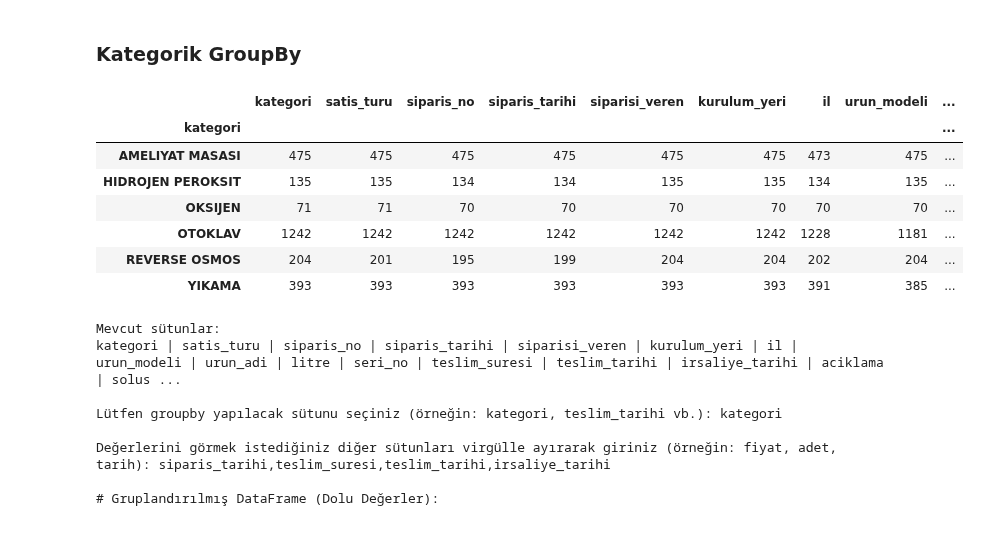
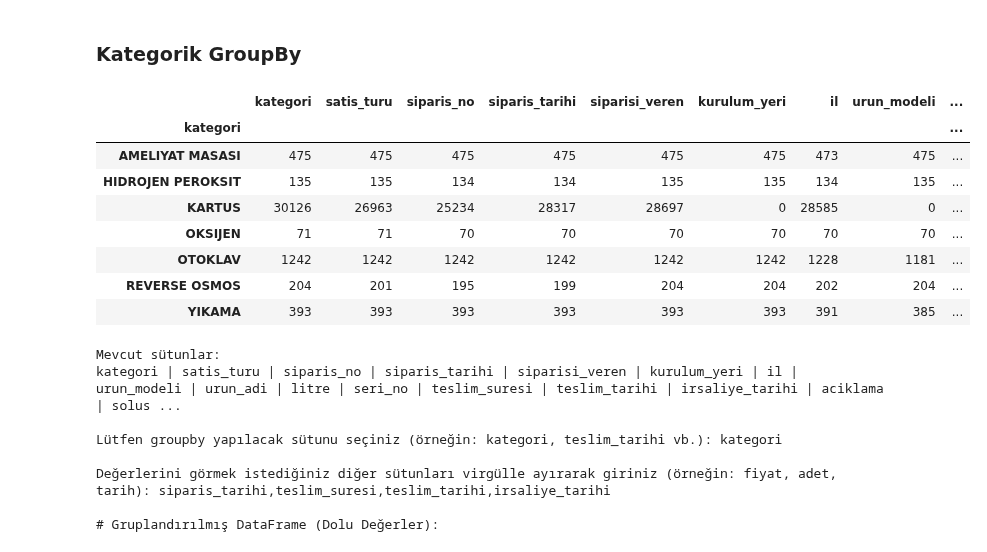
Before and after one commit to Duygu-Jones/LLM_Playground, a Jupyter notebook: 01_EDA/FEATURES/04_Siparis_Teslim_IrsaliyeDate_TeslimSure/Duygu/Duygu_EDA_NOTEBOOK.ipynb, the cells around one changed output. Saved outputs shown, nothing was run; the diff lists cells and outputs as text; code cells hidden in the pictures.

```diff
--- a/01_EDA/FEATURES/04_Siparis_Teslim_IrsaliyeDate_TeslimSure/Duygu/Duygu_EDA_NOTEBOOK.ipynb
+++ b/01_EDA/FEATURES/04_Siparis_Teslim_IrsaliyeDate_TeslimSure/Duygu/Duygu_EDA_NOTEBOOK.ipynb
@@ -255,12 +255,15 @@ dtype: int64
 # %% [markdown]
 ### Kategorik GroupBy
 # %%
-df_filtered.groupby('kategori').apply(lambda x: x.notnull().sum())
+df.groupby('kategori').apply(lambda x: x.notnull().sum())
+
+# Kartus kategorisinde cok eksik var
 # %% [output]
 |  | kategori | satis_turu | siparis_no | siparis_tarihi | siparisi_veren | kurulum_yeri | il | urun_modeli | ... |
 | kategori |  |  |  |  |  |  |  |  | ... |
 | AMELIYAT MASASI | 475 | 475 | 475 | 475 | 475 | 475 | 473 | 475 | ... |
 | HIDROJEN PEROKSIT | 135 | 135 | 134 | 134 | 135 | 135 | 134 | 135 | ... |
+| KARTUS | 30126 | 26963 | 25234 | 28317 | 28697 | 0 | 28585 | 0 | ... |
 | OKSIJEN | 71 | 71 | 70 | 70 | 70 | 70 | 70 | 70 | ... |
 | OTOKLAV | 1242 | 1242 | 1242 | 1242 | 1242 | 1242 | 1228 | 1181 | ... |
 | REVERSE OSMOS | 204 | 201 | 195 | 199 | 204 | 204 | 202 | 204 | ... |
```
Also changed, not shown: parts of 27 cells of this notebook.
